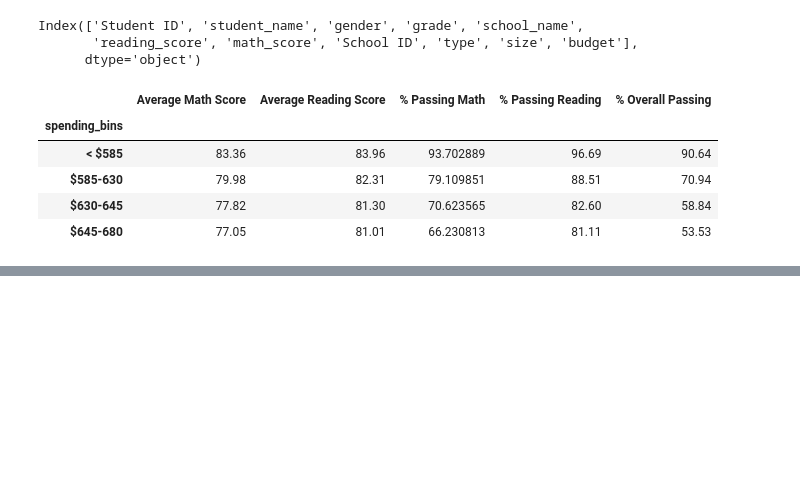
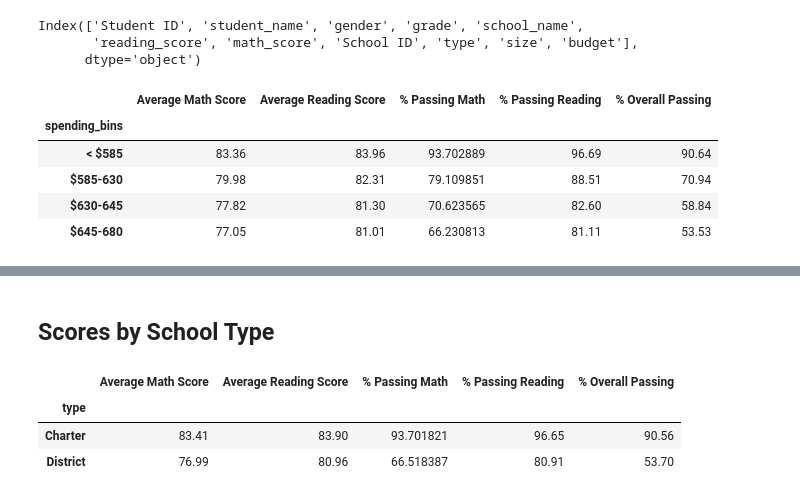
Before and after one commit to jimbleslilley/pandas-challenge, a Jupyter notebook: PyCitySchools/PyCitySchools.ipynb, the cells around one changed output, grey strips where cells are left out. Drawn from its saved outputs; the diff is of its cells as text; code cells hidden in the pictures; blank space fills up the shorter version.

Commit message:
added scores by school type, again, numbers not accurate, not using bin, so unable to attribute it to that.

```diff
--- a/PyCitySchools/PyCitySchools.ipynb
+++ b/PyCitySchools/PyCitySchools.ipynb
@@ -345,0 +346,30 @@ scores_by_size.style.format({"Average Math Score": "{:.2f}",
+# %% [markdown]
+## Scores by School Type
+# %%
+group_type = school_data_complete.groupby("type")
+
+
+math_avg = group_type["math_score"].mean()
+reading_avg = group_type["reading_score"].mean()
+math_pass = school_data_complete[school_data_complete["math_score"] >= 70].groupby("type")['Student ID'].count()/group_type['Student ID'].count()
+reading_pass = school_data_complete[school_data_complete["reading_score"] >= 70].groupby("type")['Student ID'].count()/group_type['Student ID'].count()
+both_pass = school_data_complete[(school_data_complete["reading_score"] >= 70) & (school_data_complete["math_score"] >= 70)].groupby("type")['Student ID'].count()/group_type['Student ID'].count()
+
+scores_by_type = pd.DataFrame({
+    "Average Math Score": math_avg,
+    "Average Reading Score": reading_avg,
+    "% Passing Math": math_pass * 100,
+    "% Passing Reading": reading_pass * 100,
+    "% Overall Passing": both_pass * 100})
+
+scores_by_type.style.format({"Average Math Score": "{:.2f}",
+                              "Average Reading Score": "{:.2f}",
+                              "% Passing Reading": "{:.2f}",
+                              "% Passing Reading":"{:.2f}",
+                              "% Overall Passing": "{:.2f}"
+                             })
+# %% [output]
+|  | Average Math Score | Average Reading Score | % Passing Math | % Passing Reading | % Overall Passing |
+| type |  |  |  |  |  |
+| Charter | 83.41 | 83.90 | 93.701821 | 96.65 | 90.56 |
+| District | 76.99 | 80.96 | 66.518387 | 80.91 | 53.70 |
```
Also changed, not shown: parts of 4 cells of this notebook.
